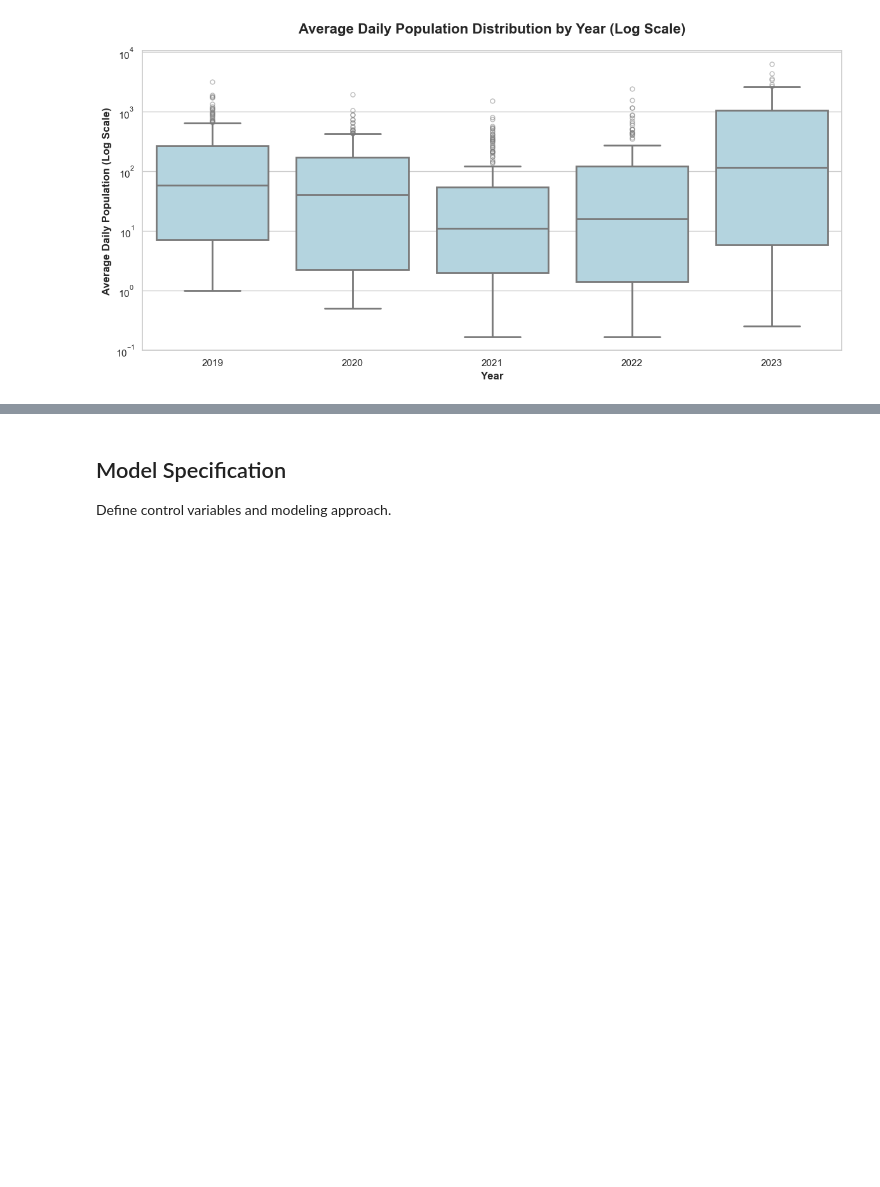
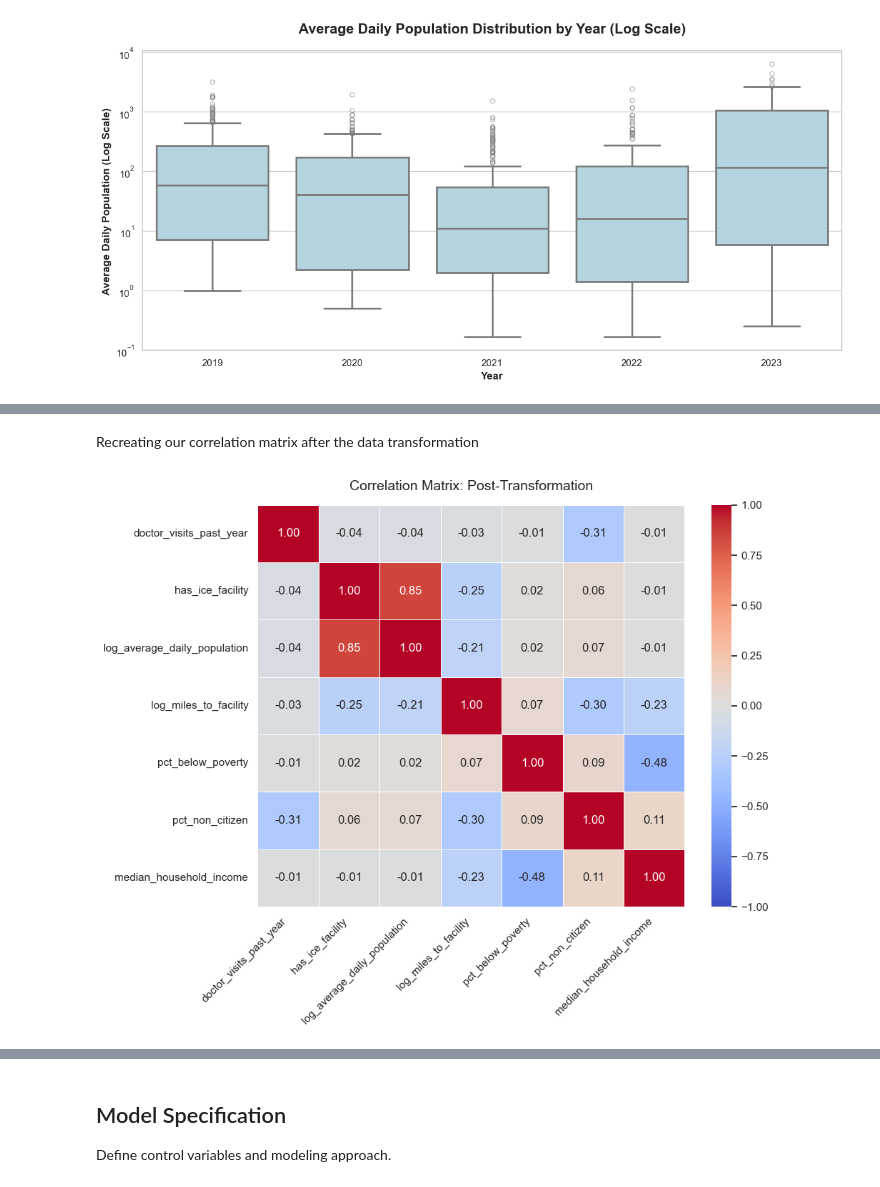
Before and after one commit to riverar9/data698-master-research-project, a Jupyter notebook: Appendix A - Python Code.ipynb, the cells around one changed output, grey strips where cells are left out. Cells and saved outputs as stored; diff of their text form; code cells hidden in the pictures; blank space fills up the shorter version.

```diff
--- a/Appendix A - Python Code.ipynb
+++ b/Appendix A - Python Code.ipynb
@@ -1373,0 +1524,34 @@ plt.show()
+# %% [markdown]
+Recreating our correlation matrix after the data transformation
+# %%
+# Define the variables for the "Post" state (Binary flags and Log-transformed)
+cols_post = [
+    outcome_var,
+    'has_ice_facility',
+    'log_average_daily_population',
+    'log_miles_to_facility',
+    'pct_below_poverty',
+    'pct_non_citizen',
+    'median_household_income'
+]
+
+# Calculate the Pearson correlation matrix
+corr_post = df_merged[cols_post].corr()
+
+# Create the plot
+plt.figure(figsize=(10, 8))
+sns.heatmap(corr_post, annot=True, cmap='coolwarm', vmin=-1, vmax=1,
+            fmt='.2f', linewidths=0.5)
+
+# Formatting
+plt.title('Correlation Matrix: Post-Transformation', fontsize=14, pad=15)
+plt.xticks(rotation=45, ha='right')
+plt.yticks(rotation=0)
+
+plt.tight_layout()
+
+# Save the figure for your thesis write-up
+plt.savefig('final-images/correlation_post_transformation.png', dpi=300, bbox_inches='tight')
+plt.show()
+# %% [output]
+[figure, added]
```
Also changed, not shown: parts of 23 cells of this notebook, 21 other files.
